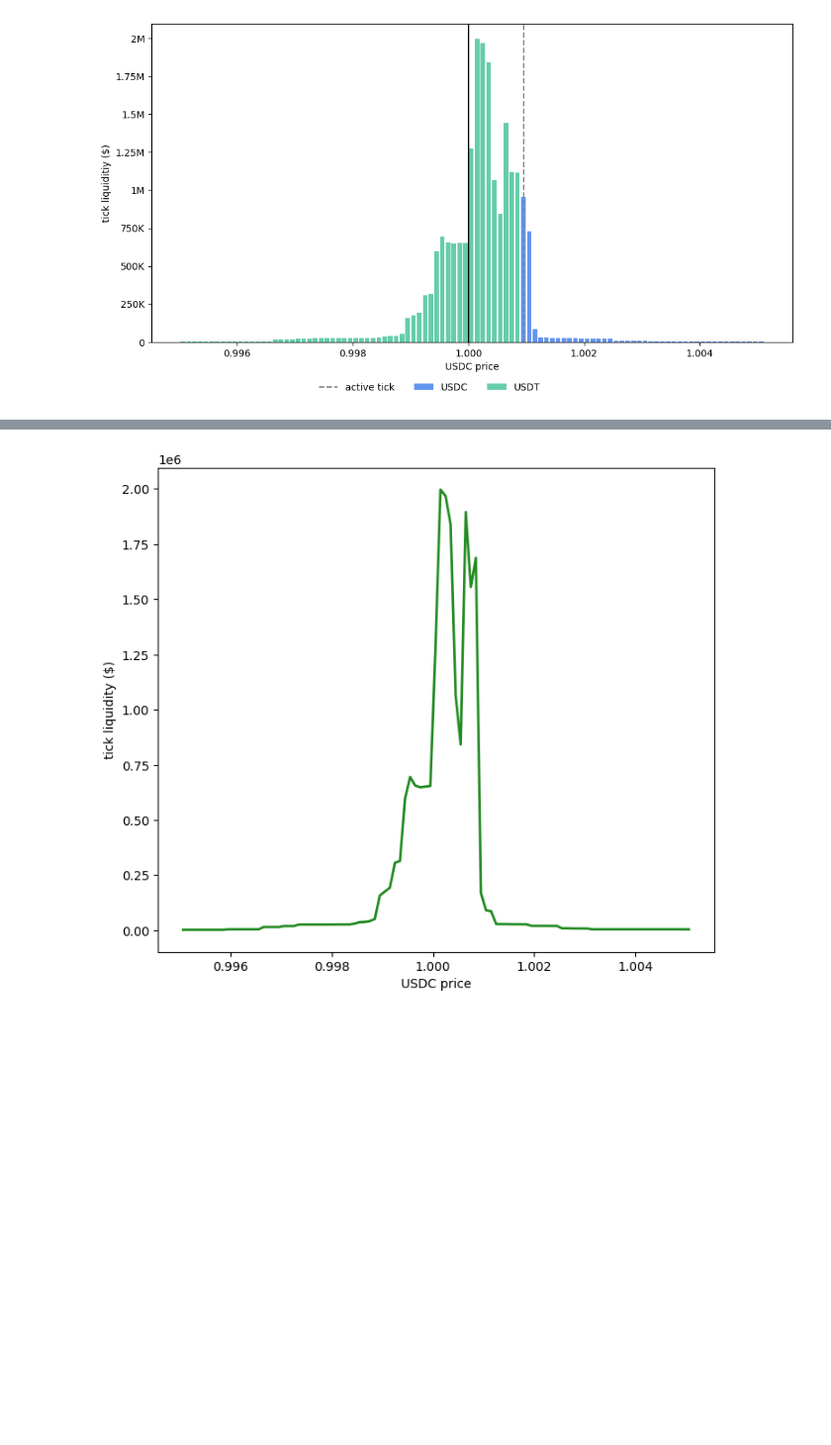
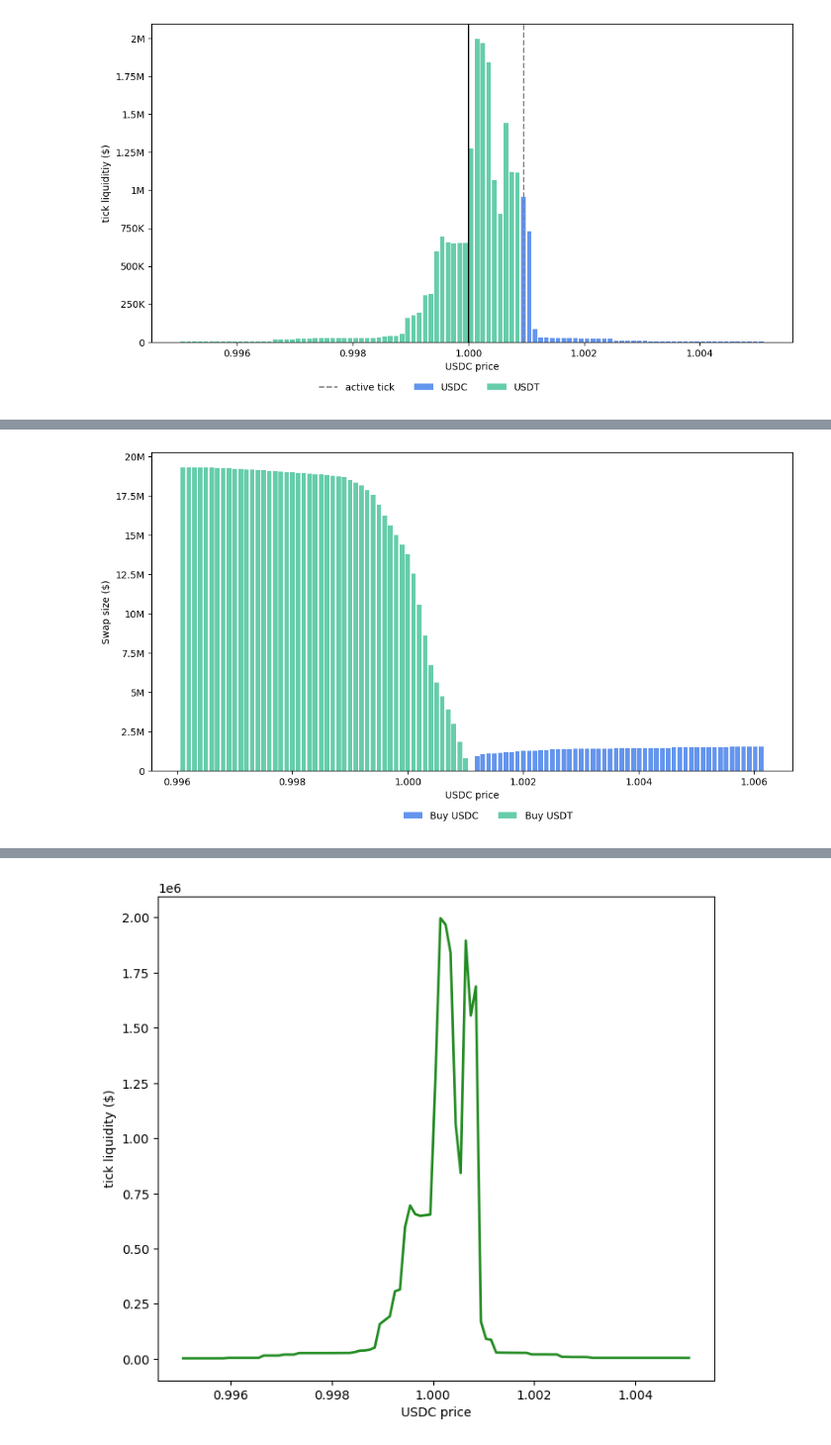
Before and after one commit to QuantLet/onchain-insights, a Jupyter notebook: 3. Uniswap liquidity curve/code.ipynb, the cells around one changed output, grey strips where cells are left out. Shown at 99% size. Saved outputs shown, nothing was run; the diff lists cells and outputs as text; code cells hidden in the pictures; blank space fills up the shorter version.

```diff
--- a/3. Uniswap liquidity curve/code.ipynb
+++ b/3. Uniswap liquidity curve/code.ipynb
@@ -22,3 +22,4 @@ def plot_liq(df_day, hour, ax, show = True):
     ax.legend(frameon = False, bbox_to_anchor= (0.62,-0.1), ncols = 3)
 # %%
 df = pd.read_parquet('./hourly_liquidity_full.parquet')
+dfp = pd.read_parquet('./hourly_liquidity_pricecentered_full.parquet')
@@ -47,0 +49,96 @@ plt.savefig('liquidity_cliff.png', dpi = 300, transparent = True, bbox_inches =
+# %%
+def tick_to_sqrtP(tick: int) -> float:
+    return 1.0001 ** (tick / 2)
+
+def build_L_per_tick_interval(snapshot: pd.DataFrame) -> pd.Series:
+    """
+    Returns a Series indexed by tickLower giving L for interval [tickLower, tickLower+1)
+    If your intervals are wider than 1 tick, this expands them.
+    """
+    rows = []
+    for tl, tu, L in snapshot[['tickLower','tickUpper','active_liquidity_L']].itertuples(index=False):
+        # expand interval into 1-tick pieces
+        for t in range(int(tl), int(tu)):
+            rows.append((t, L))
+    s = pd.Series(dict(rows))
+    # if multiple entries per tick (shouldn't happen), sum them
+    return s.groupby(level=0).sum().sort_index()
+
+def swap_size_curve(dip: pd.DataFrame, k_max=50, fee=0.0, tick_step=1):
+    """
+    Returns a dataframe with required amount_in to move +/-k ticks from current poolTick.
+    fee: pool fee as fraction (e.g. 0.0001, 0.0005, 0.003). Applied as amount_in / (1-fee).
+    """
+    # choose one timestamp snapshot (latest)
+    ts = dip['timestamp'].max()
+    snap = dip[dip['timestamp'] == ts].copy()
+
+    cur_tick = int(snap['poolTick'].iloc[0])
+
+    # liquidity per 1-tick interval
+    L_by_tick = build_L_per_tick_interval(snap)
+
+    # helper: get L for interval [t, t+1)
+    def L_interval(t):
+        return float(L_by_tick.loc[t])  # raises if missing
+
+    out = []
+    amt_up_token1 = 0.0   # token1 in (price up)
+    amt_down_token0 = 0.0 # token0 in (price down)
+
+    for k in range(1, k_max + 1):
+        # ---- move UP by tick_step (repeat k times)
+        t_up_from = cur_tick + (k-1)*tick_step
+        t_up_to   = cur_tick + k*tick_step
+
+        # sum per 1-tick substep if tick_step > 1
+        delta1 = 0.0
+        for t in range(t_up_from, t_up_to):
+            L = L_interval(t)
+            sa = tick_to_sqrtP(t)
+            sb = tick_to_sqrtP(t+1)
+            delta1 += L * (sb - sa)
+        amt_up_token1 += delta1
+
+        # ---- move DOWN by tick_step (repeat k times)
+        # crossing intervals [cur_tick-1,cur_tick), [cur_tick-2,cur_tick-1), ...
+        t_dn_from = cur_tick - (k-1)*tick_step
+        t_dn_to   = cur_tick - k*tick_step
+
+        delta0 = 0.0
+        for t in range(t_dn_to, t_dn_from):  # e.g. t = cur_tick-k ... cur_tick-1
+            L = L_interval(t)  # interval [t, t+1) is active when moving down across it
+            sa = tick_to_sqrtP(t+1)  # start at higher tick boundary
+            sb = tick_to_sqrtP(t)    # end at lower tick boundary
+            delta0 += L * (1.0/sb - 1.0/sa)
+        amt_down_token0 += delta0
+
+        # apply fee to amount_in (simplified: divides by (1-fee))
+        up_in  = amt_up_token1 / (1.0 - fee) if fee else amt_up_token1
+        dn_in  = amt_down_token0 / (1.0 - fee) if fee else amt_down_token0
+
+        out.append({
+            "k_ticks": k*tick_step,
+            "token1_in_to_move_up": up_in,
+            "token0_in_to_move_down": dn_in,
+            "tick_up": cur_tick + k*tick_step,
+            "tick_down": cur_tick - k*tick_step,
+        })
+
+    return pd.DataFrame(out), cur_tick, ts
+
+# ---- run + plot
+curve, cur_tick, ts = swap_size_curve(dfp, k_max=50, fee=0.0, tick_step=1)
+
+fig, ax = plt.subplots(1,1,figsize=(12,6))
+ax.bar(1.0001 ** curve["tick_up"], curve["token1_in_to_move_up"] / 1e6, width = 0.0001*0.8, color = 'cornflowerblue', label="Buy USDC")
+ax.bar(1.0001 ** curve["tick_down"], curve["token0_in_to_move_down"] / 1e6, width = 0.0001*0.8,color = 'mediumaquamarine', label="Buy USDT")
+# ax.xaxis.set_major_formatter(FuncFormatter(human_format))
+ax.yaxis.set_major_formatter(FuncFormatter(human_format))
+# ax.ticklabel_format(style='plain', useOffset=False)
+ax.set_xlabel("USDC price")
+ax.set_ylabel("Swap size ($)")
+ax.legend(ncols = 2, frameon = False, bbox_to_anchor = (.67, -0.1))
+plt.savefig('./swap_size_impact.png', dpi = 300, transparent = True, bbox_inches = 'tight');
+# %% [output]
+[figure, added]
```
Also changed, not shown: parts of 6 cells of this notebook, 13 other files.
